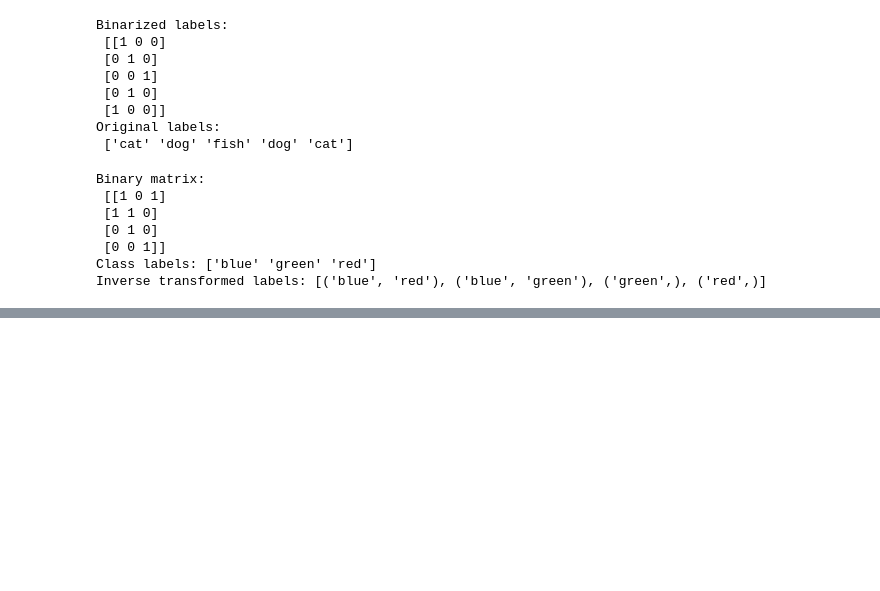
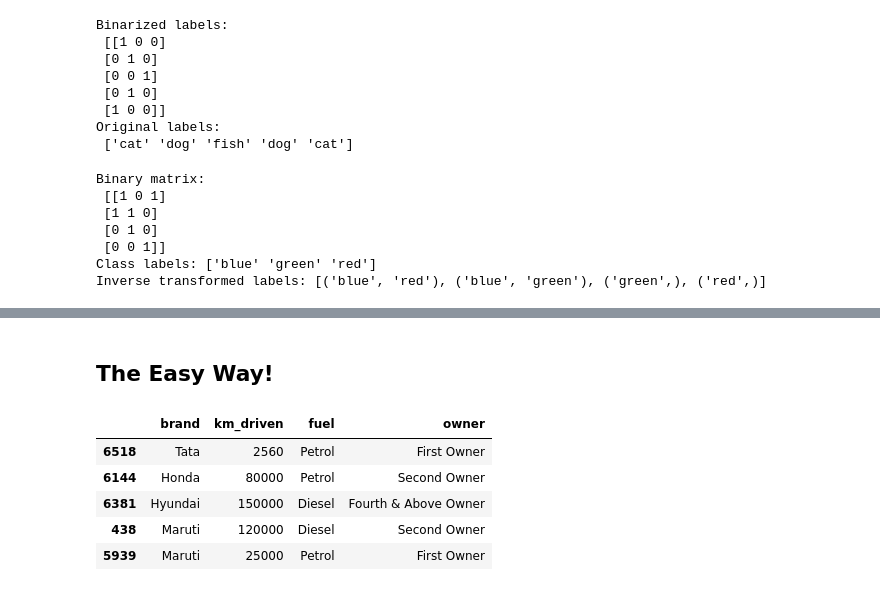
Before and after one commit to vedantdobhalgermany/Advance-ML, a Jupyter notebook: Feature_Engineering/FeatureEncoding1.ipynb, the cells around one changed output, grey strips where cells are left out. Cells and saved outputs as stored; diff of their text form; code cells hidden in the pictures; blank space fills up the shorter version.

```diff
--- a/Feature_Engineering/FeatureEncoding1.ipynb
+++ b/Feature_Engineering/FeatureEncoding1.ipynb
@@ -474,0 +520,22 @@ Converts continuous features into discrete bins. Three common approaches:
+# %% [markdown]
+## The Easy Way!
+# %%
+from sklearn.compose import ColumnTransformer
+
+df = pd.read_csv('cars.csv')
+
+X_train,X_test,y_train,y_test = train_test_split(
+    df.drop(columns=['selling_price']),
+    df['selling_price'],
+    test_size=0.2,
+    random_state=42
+)
+
+X_train.head()
+# %% [output]
+|  | brand | km_driven | fuel | owner |
+| 6518 | Tata | 2560 | Petrol | First Owner |
+| 6144 | Honda | 80000 | Petrol | Second Owner |
+| 6381 | Hyundai | 150000 | Diesel | Fourth & Above Owner |
+| 438 | Maruti | 120000 | Diesel | Second Owner |
+| 5939 | Maruti | 25000 | Petrol | First Owner |
```
Also changed, not shown: parts of 27 cells of this notebook, 2 other files.
